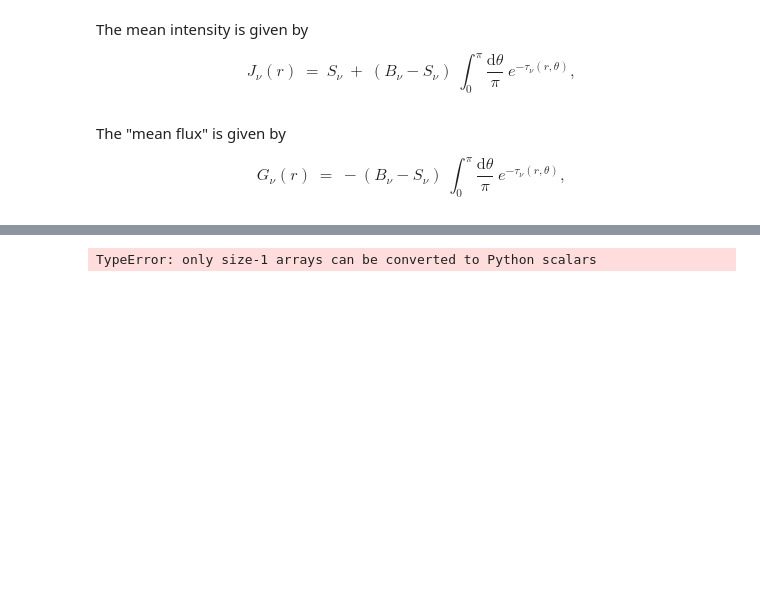
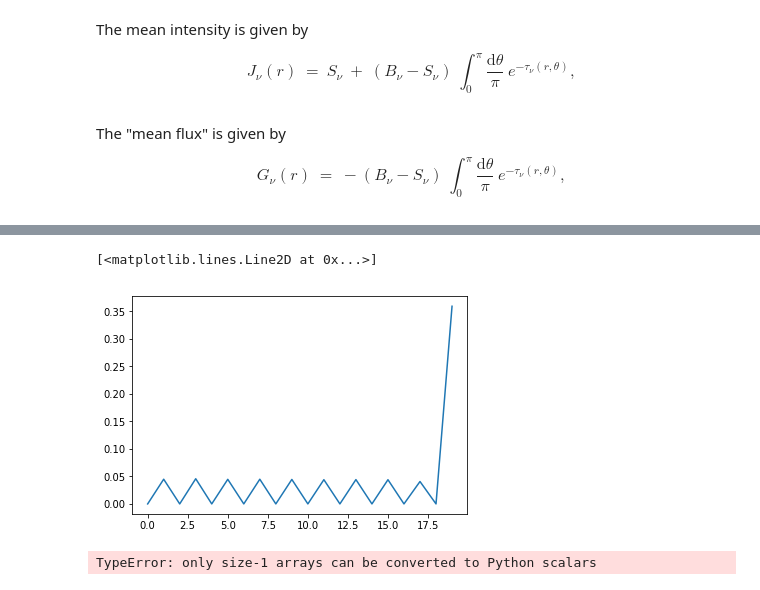
Before and after one commit to FredDeCeuster/LineRadiativeTransfer, a Jupyter notebook: analytical_models_2D_1.ipynb, the cells around one changed output, grey strips where cells are left out. Cells and saved outputs as stored; diff of their text form; code cells hidden in the pictures; blank space fills up the shorter version.

```diff
--- a/analytical_models_2D_1.ipynb
+++ b/analytical_models_2D_1.ipynb
@@ -266,9 +289,9 @@ def legend(s):
 def bokeh_log_plot(title, x, y, xlabel, ylabel):
     return
 # %%
-s_min  = 0
+s_min  = 1
 s_max  = model.ncells
-s_step = 1
+s_step = 2
 # %%
 # Level populations
 
@@ -453,8 +474,17 @@ The optical depth $\tau_{\nu}$ along a ray is given by
 def tau(nu, r, theta):
     return chi * integrate.quad (lambda z: phi(nu*shift(r, theta, z)), 0, z_max(r, theta))[0]
 
-#def tau(nu, r, theta):
-#    return chi * phi(nu) * z_max(r, theta)
+def tau(nu, l):
+    return chi * phi(nu) * l
+
+from scipy.special import erf
+vmax = model.vx[-1]
+L    = model.x[-1]
+
+def tau(nu, l):
+    arg = (nu - nuij) / dnu
+    fct = vmax/c * nu/dnu
+    return chi*L / (fct*dnu) * 0.5 * (erf(arg) + erf(fct*l/L-arg))
 # %% [markdown]
 The mean intensity is given by
 
@@ -465,6 +495,10 @@ J_{\nu}(r) \ = \ S_{\nu} \ + \ \left(B_{\nu}-S_{\nu}\right) \ \int_{0}^{\pi} \fr
 def J(nu, r):
     B = bcd (nu)
     return S + (B-S) / np.pi * integrate.quad (lambda theta: np.exp(-tau(nu, r, theta)), 0, np.pi)[0]
+
+def J(nu, r):
+    B = bcd (nu)
+    return S + (B-S) / np.pi * integrate.quad (lambda theta: np.exp(-tau(nu, z_max(r, theta))), 0, np.pi)[0]
 # %% [markdown]
 The "mean flux" is given by
 
@@ -494,6 +528,8 @@ for s in range(s_min, s_max, s_step):
     y =  J_data[0][s][M:N]
     plot_model.circle(x, y, color=color(s), legend=legend(s))
 
+errors = np.zeros(model.ncells)
+
 plot_error = figure(title='Line error', width=400, height=400, y_axis_type="log")
 for s in range(s_min, s_max, s_step):
     M = int(lnr_data[0][s][line] - 18    )
@@ -501,6 +537,7 @@ for s in range(s_min, s_max, s_step):
     # error
     x = nu_data[0][s][M:N]
     y = relativeError([J(xi, model.x[s]) for xi in x], J_data[0][s][M:N])
+    errors[s] = np.max(y)
     plot_error.circle(x, y, color=color(s), legend=legend(s))
 
 plot = gridplot([[plot_model, plot_error]])
@@ -509,6 +546,15 @@ show(plot)
 # %% [output]
 [interactive output not drawn]
 [interactive output not drawn]
+# %%
+import matplotlib.pyplot as plt
+from matplotlib import gridspec
+%matplotlib inline
+
+plt.plot(errors)
+# %% [output]
+[<matplotlib.lines.Line2D at 0x...>]
+[figure, added]
 # %%
 plot_line_model = figure(title='Line model: space dependence', width=450, height=400, y_axis_type="log")
 #for s in range(s_min, s_max, 2):
```
Also changed, not shown: parts of 7 cells of this notebook, 18 other files.
